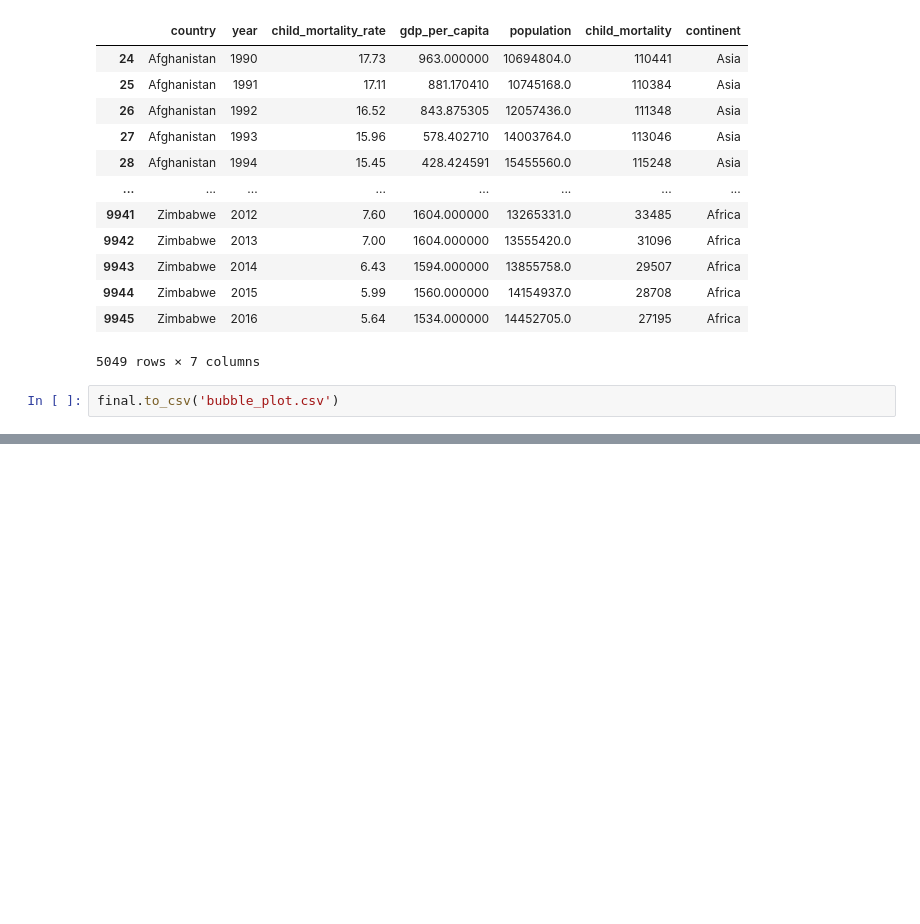
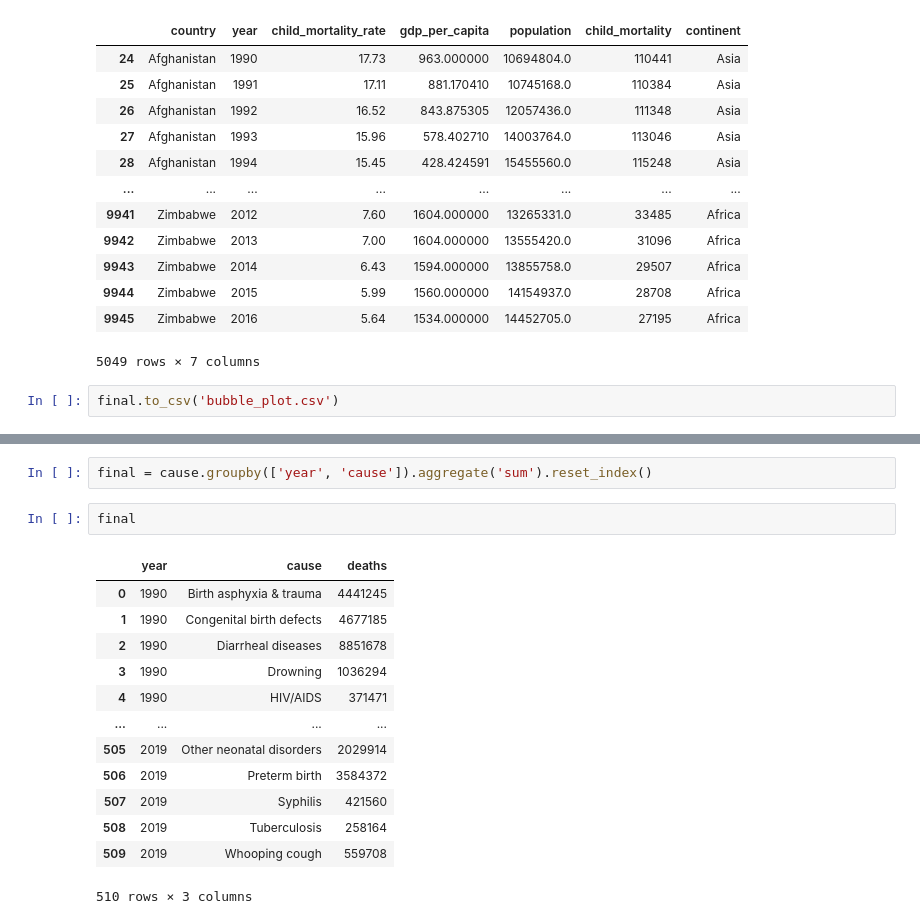
Before and after one commit to ongdisheng/FIT3179, a Jupyter notebook: project2/data/preprocess.ipynb, the cells around one changed output, grey strips where cells are left out. Saved outputs shown, nothing was run; the diff lists cells and outputs as text; blank space fills up the shorter version.

```diff
--- a/project2/data/preprocess.ipynb
+++ b/project2/data/preprocess.ipynb
@@ -101,0 +160,18 @@ final.to_csv('bubble_plot.csv')
+# %%
+final = cause.groupby(['year', 'cause']).aggregate('sum').reset_index()
+# %%
+final
+# %% [output]
+|  | year | cause | deaths |
+| 0 | 1990 | Birth asphyxia & trauma | 4441245 |
+| 1 | 1990 | Congenital birth defects | 4677185 |
+| 2 | 1990 | Diarrheal diseases | 8851678 |
+| 3 | 1990 | Drowning | 1036294 |
+| 4 | 1990 | HIV/AIDS | 371471 |
+| ... | ... | ... | ... |
+| 505 | 2019 | Other neonatal disorders | 2029914 |
+| 506 | 2019 | Preterm birth | 3584372 |
+| 507 | 2019 | Syphilis | 421560 |
+| 508 | 2019 | Tuberculosis | 258164 |
+| 509 | 2019 | Whooping cough | 559708 |
+510 rows × 3 columns
```
Also changed, not shown: parts of 8 cells of this notebook, 2 other files.
